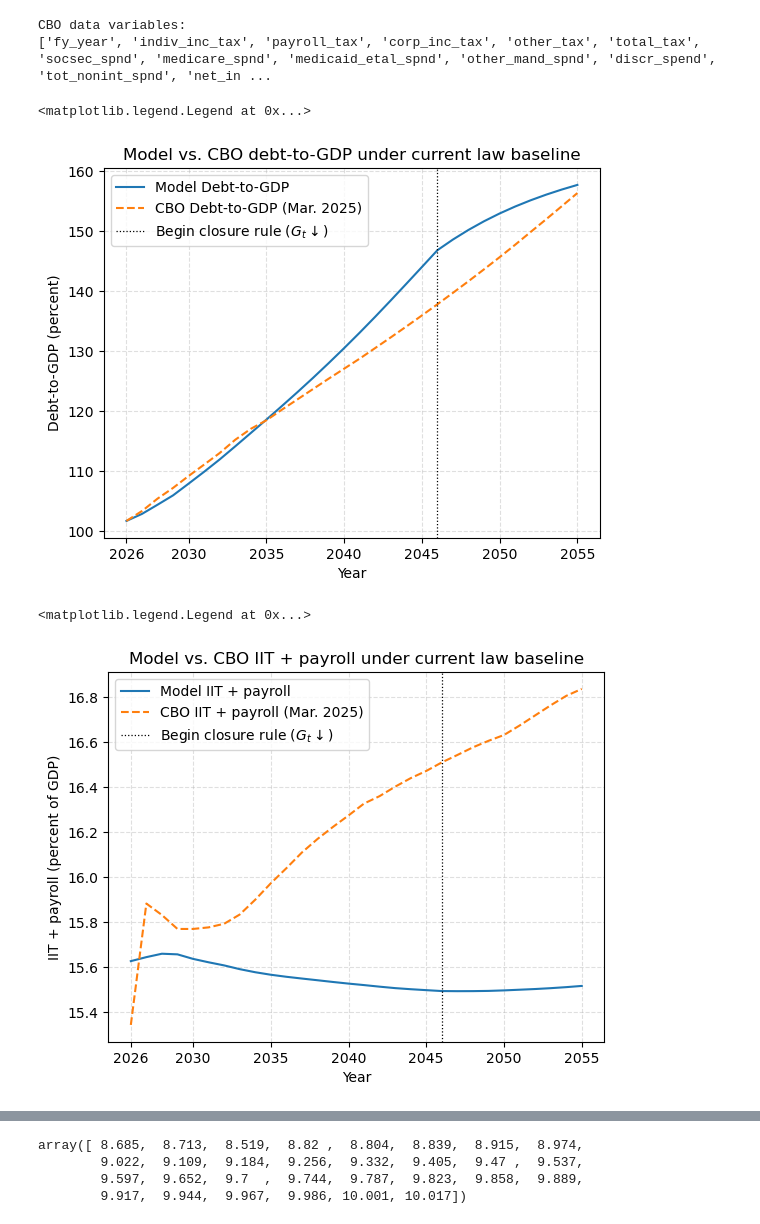
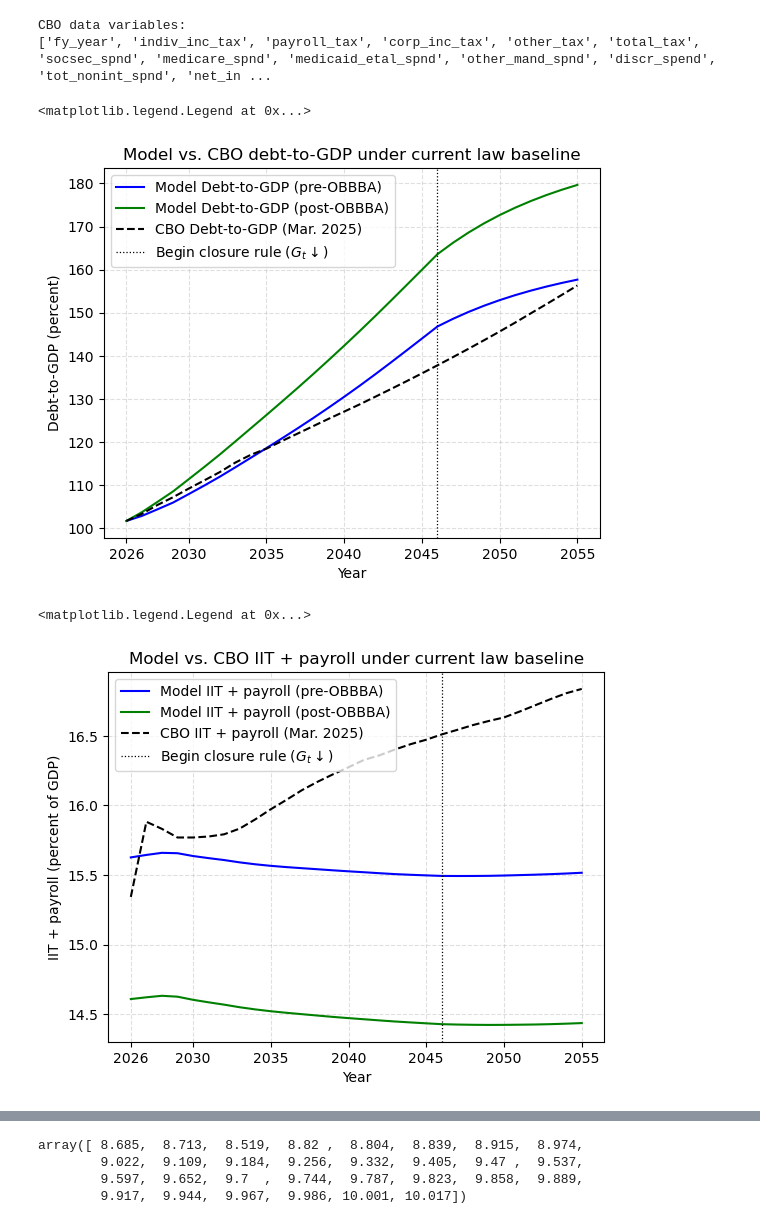
Before and after one commit to jdebacker/SS_MaxBen, a Jupyter notebook: code/ss_maxben.ipynb, the cells around one changed output, grey strips where cells are left out. Saved outputs shown, nothing was run; the diff lists cells and outputs as text; code cells hidden in the pictures.

```diff
--- a/code/ss_maxben.ipynb
+++ b/code/ss_maxben.ipynb
@@ -28,10 +28,11 @@ cbodata_path = os.path.join(data_dir, 'cbo_debt_forecasts.csv')
 images_dir = os.path.join(cur_path, 'images')
 # Directories to save data
 json_dir = os.path.join(cur_path, "json")
-base_dir = os.path.join(cur_path, "code", "OUTPUT_BASELINE_MAR2025")
-# reform_dir_G = os.path.join(cur_path, "OUTPUT_REFORM_G")
-# reform_dir_Gr = os.path.join(cur_path, "OUTPUT_REFORM_Gr")
-# reform_dir_regref = os.path.join(cur_path, "OUTPUT_REFORM_RegRef")
+base_dir_preOBBBA = os.path.join(cur_path, "code", "OUTPUT_BASELINE_MAR2025")
+base_dir_postOBBBA = os.path.join(
+    cur_path, "code", "OUTPUT_BASELINE_POSTOBBBA"
+)
+reform_dir = os.path.join(cur_path, "code", "OUTPUT_SS_MAXBEN")
 # %% [markdown]
 ## 1. Calibrate to baseline pre-OBBBA simulation
 We calibrate the baseline to the pre-OBBBA CBO Long Term Budget Outlook from March 2025. This is the report from which we have forecasted time series for individual plus payroll tax, corporate income tax, social security outlays, government discretionary outlays as a percent of GDP.
@@ -85,18 +104,24 @@ CBO data variables:
 ['fy_year', 'indiv_inc_tax', 'payroll_tax', 'corp_inc_tax', 'other_tax', 'total_tax', 'socsec_spnd', 'medicare_spnd', 'medicaid_etal_spnd', 'other_mand_spnd', 'discr_spend', 'tot_nonint_spnd', 'net_in ...
 # %%
 # Plot model debt-to-GDP versus CBO forecast debt-to-GDP
-model_debtGDP_base = tpi_vars_base['D'] / tpi_vars_base['Y']
+model_debtGDP_base_pre = tpi_vars_base_pre['D'] / tpi_vars_base_pre['Y']
+model_debtGDP_base_post = tpi_vars_base_post['D'] / tpi_vars_base_post['Y']
 plt.plot(
-    np.arange(2026, 2056), model_debtGDP_base[:30]*100,
-    linestyle='-', label="Model Debt-to-GDP"
+    np.arange(2026, 2056), model_debtGDP_base_pre[:30]*100, color='blue',
+    linestyle='-', label="Model Debt-to-GDP (pre-OBBBA)"
+)
+plt.plot(
+    np.arange(2026, 2056), model_debtGDP_base_post[:30]*100, color='green',
+    linestyle='-', label="Model Debt-to-GDP (post-OBBBA)"
 )
 plt.plot(
     np.arange(2026,2056), cbo_debtGDP_mar2025['fed_debt_held_by_pub'][1:],
-    linestyle='--', label="CBO Debt-to-GDP (Mar. 2025)"
+    color='black', linestyle='--',
+    label="CBO Debt-to-GDP (Mar. 2025)"
 )
 plt.axvline(
-    x=p_base.start_year+p_base.tG1, linewidth=0.9, linestyle=":", color="k",
-    label=r"Begin closure rule ($G_t\downarrow$)"
+    x=p_base_pre.start_year + p_base_pre.tG1, linewidth=0.9, linestyle=":",
+    color="k", label=r"Begin closure rule ($G_t\downarrow$)"
 )
 plt.title("Model vs. CBO debt-to-GDP under current law baseline")
 plt.xlabel("Year")
@@ -106,34 +131,41 @@ plt.ylabel("Debt-to-GDP (percent)")
 plt.legend()
 # %% [output]
 <matplotlib.legend.Legend at 0x...>
-[figure, old version]
+[figure, new version]
 # %%
 # Plot individual income tax plus payroll tax as percent of GDP
-model_iitpayrollGDP_base = (
-    tpi_vars_base['iit_payroll_tax_revenue'] / tpi_vars_base['Y']
+model_iitpayrollGDP_base_pre = (
+    tpi_vars_base_pre['iit_payroll_tax_revenue'] / tpi_vars_base_pre['Y']
+)
+model_iitpayrollGDP_base_post = (
+    tpi_vars_base_post['iit_payroll_tax_revenue'] / tpi_vars_base_post['Y']
 )
 plt.plot(
-    np.arange(2026, 2056), model_iitpayrollGDP_base[:30]*100,
-    linestyle='-', label="Model IIT + payroll"
+    np.arange(2026, 2056), model_iitpayrollGDP_base_pre[:30]*100, color='blue',
+    linestyle='-', label="Model IIT + payroll (pre-OBBBA)"
+)
+plt.plot(
+    np.arange(2026, 2056), model_iitpayrollGDP_base_post[:30]*100,
+    color='green', linestyle='-', label="Model IIT + payroll (post-OBBBA)"
 )
 plt.plot(
     np.arange(2026,2056),
     cbo_debtGDP_mar2025['indiv_inc_tax'][1:] +
-    cbo_debtGDP_mar2025['payroll_tax'][1:],
+    cbo_debtGDP_mar2025['payroll_tax'][1:], color='black',
     linestyle='--', label="CBO IIT + payroll (Mar. 2025)"
 )
 plt.axvline(
-    x=p_base.start_year+p_base.tG1, linewidth=0.9, linestyle=":", color="k",
-    label=r"Begin closure rule ($G_t\downarrow$)"
+    x=p_base_pre.start_year+p_base_pre.tG1, linewidth=0.9, linestyle=":",
+    color="k", label=r"Begin closure rule ($G_t\downarrow$)"
 )
 plt.title("Model vs. CBO IIT + payroll under current law baseline")
 plt.xlabel("Year")
 plt.xticks([2026, 2030, 2035, 2040, 2045, 2050, 2055])
 plt.grid(visible=True, which='major', axis='both', linestyle='--', alpha=0.4)
 plt.ylabel("IIT + payroll (percent of GDP)")
 plt.legend()
 # %% [output]
 <matplotlib.legend.Legend at 0x...>
-[figure, old version]
+[figure, new version]
 # %%
 # Plot corporate income tax revenue
```
Also changed, not shown: parts of 5 cells of this notebook, 6 other files.
